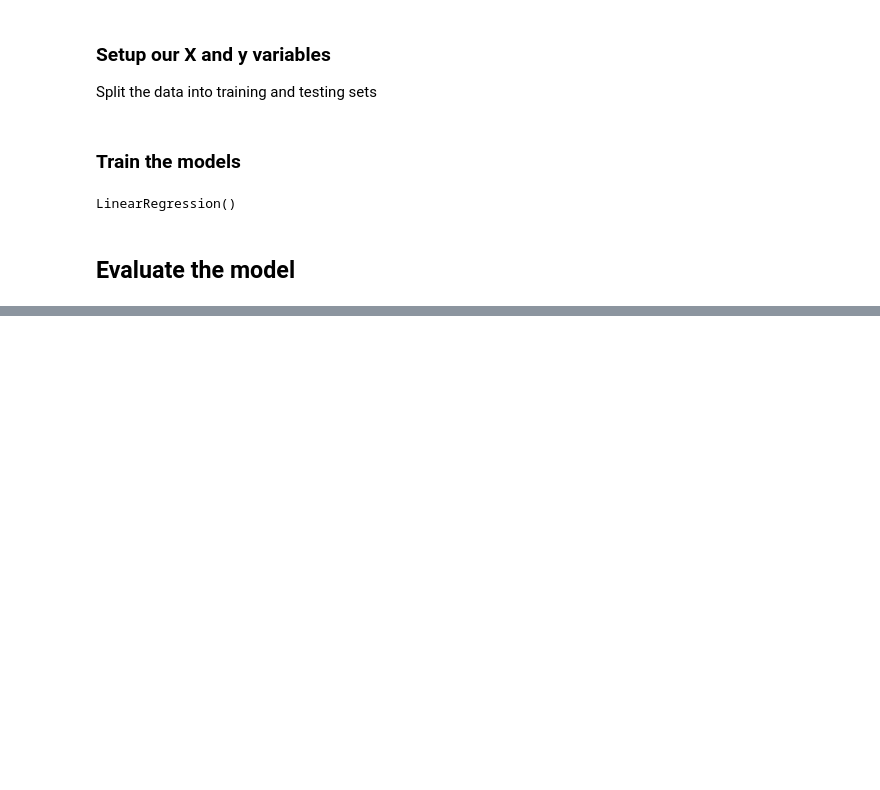
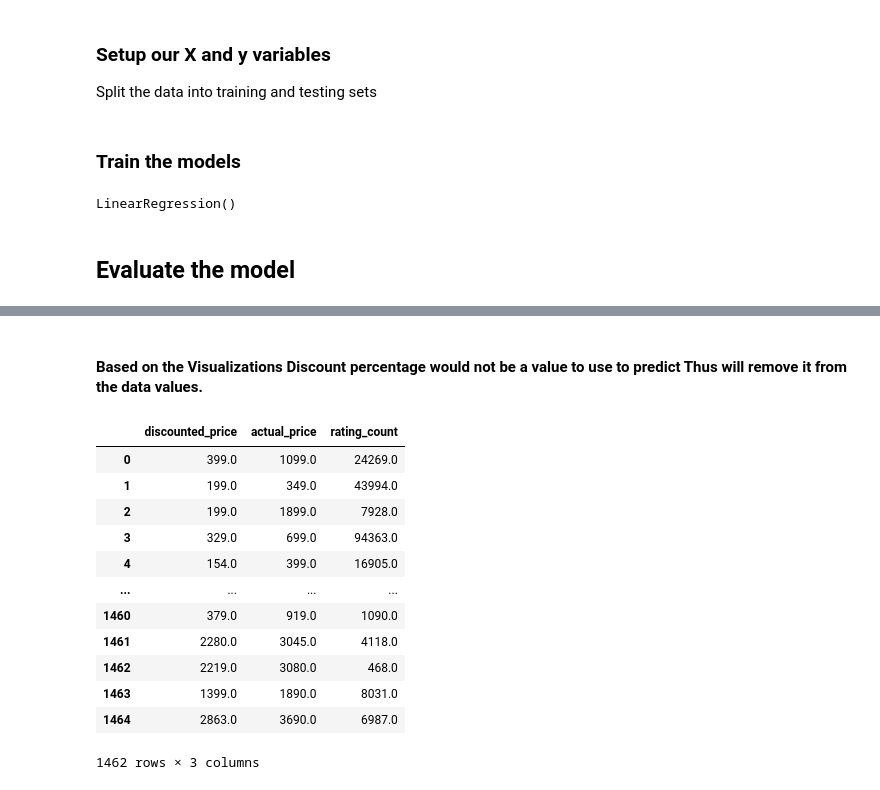
Before and after one commit to godzown82/FBA_product_recomendations, a Jupyter notebook: dataPreprocessing.ipynb, the cells around one changed output, grey strips where cells are left out. Drawn from its saved outputs; the diff is of its cells as text; code cells hidden in the pictures; blank space fills up the shorter version.

```diff
--- a/dataPreprocessing.ipynb
+++ b/dataPreprocessing.ipynb
@@ -106,0 +116,21 @@ R-squared (R2): 0.07188
+# %% [markdown]
+#### Based on the Visualizations Discount percentage would not be a value to use to predict Thus will remove it from the data values.
+# %%
+X2 = cleaned_df.drop(columns=['discount_percentage','rating'])
+y2 = cleaned_df['rating']
+
+X2
+# %% [output]
+|  | discounted_price | actual_price | rating_count |
+| 0 | 399.0 | 1099.0 | 24269.0 |
+| 1 | 199.0 | 349.0 | 43994.0 |
+| 2 | 199.0 | 1899.0 | 7928.0 |
+| 3 | 329.0 | 699.0 | 94363.0 |
+| 4 | 154.0 | 399.0 | 16905.0 |
+| ... | ... | ... | ... |
+| 1460 | 379.0 | 919.0 | 1090.0 |
+| 1461 | 2280.0 | 3045.0 | 4118.0 |
+| 1462 | 2219.0 | 3080.0 | 468.0 |
+| 1463 | 1399.0 | 1890.0 | 8031.0 |
+| 1464 | 2863.0 | 3690.0 | 6987.0 |
+1462 rows × 3 columns
```
Also changed, not shown: parts of 7 cells of this notebook.
